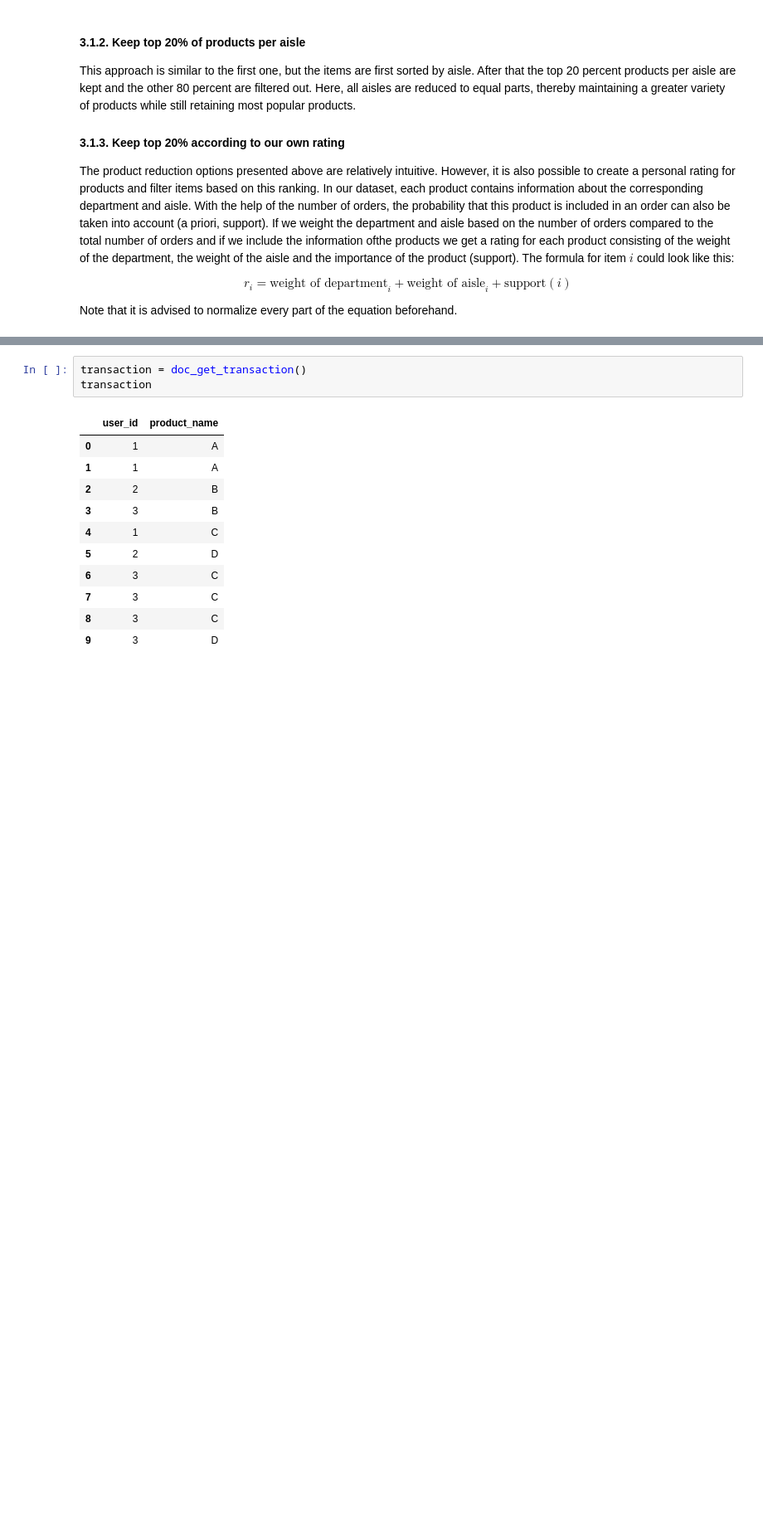
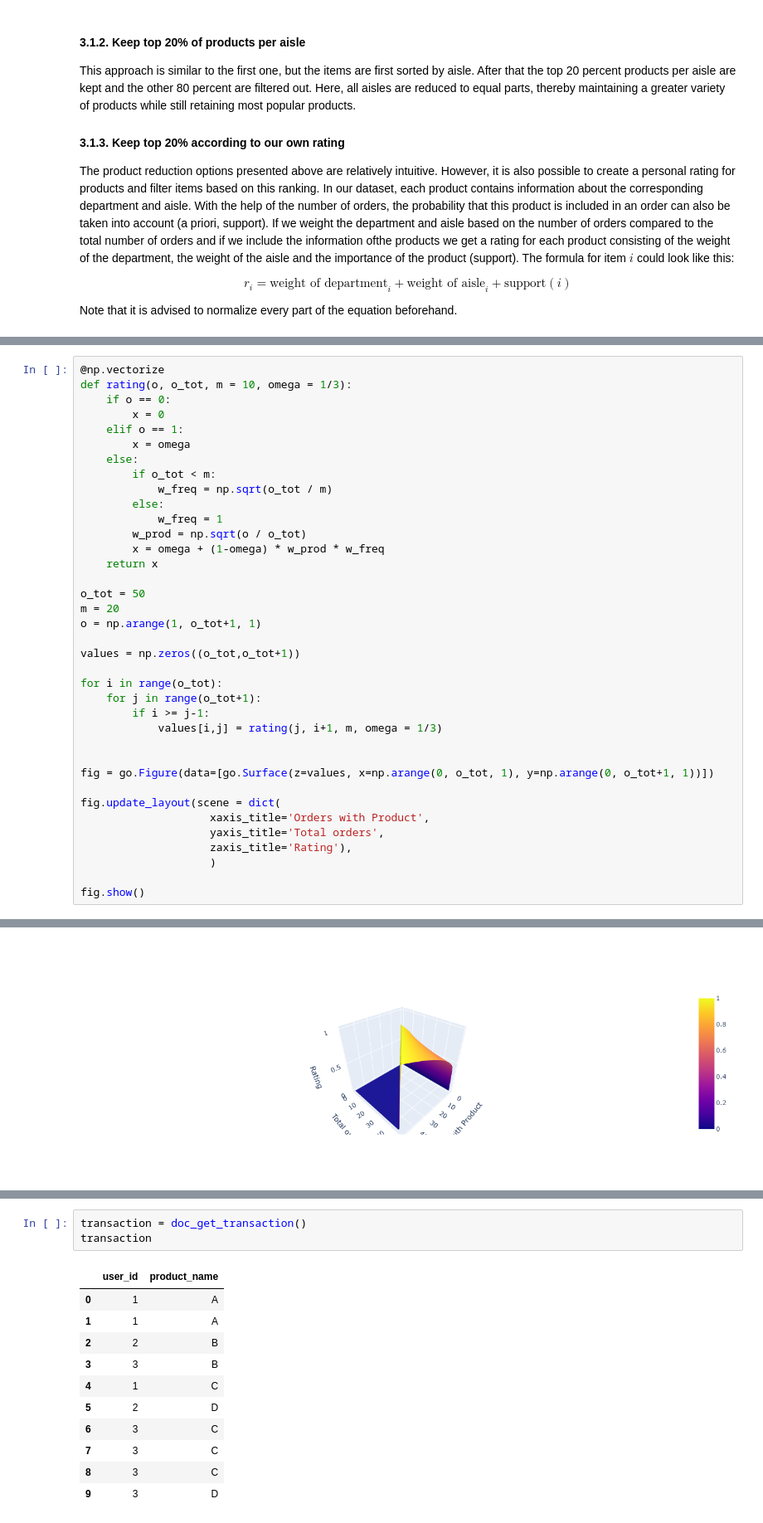
Before and after one commit to roman-studer/fhnw-ds-fs2020-recommender_systems, a Jupyter notebook: report/Documentation.ipynb, the cells around one changed output, grey strips where cells are left out. Shown at 83% size. Saved outputs shown, nothing was run; the diff lists cells and outputs as text; blank space fills up the shorter version.

Commit message:
Continued with documentation. Added image and fixed bug
Bugfix: sim jaccard function in RS.py had wrong order in if-statement

```diff
--- a/report/Documentation.ipynb
+++ b/report/Documentation.ipynb
@@ -188,0 +220,38 @@ This approach takes the ratio of each product beeing ordered by a customer and w
+# %%
+@np.vectorize
+def rating(o, o_tot, m = 10, omega = 1/3):
+    if o == 0:
+        x = 0
+    elif o == 1:
+        x = omega
+    else:
+        if o_tot < m:
+            w_freq = np.sqrt(o_tot / m)
+        else:
+            w_freq = 1
+        w_prod = np.sqrt(o / o_tot)
+        x = omega + (1-omega) * w_prod * w_freq
+    return x
+
+o_tot = 50
+m = 20
+o = np.arange(1, o_tot+1, 1)
+
+values = np.zeros((o_tot,o_tot+1))
+
+for i in range(o_tot):
+    for j in range(o_tot+1):
+        if i >= j-1:
+            values[i,j] = rating(j, i+1, m, omega = 1/3)
+
+
+fig = go.Figure(data=[go.Surface(z=values, x=np.arange(0, o_tot, 1), y=np.arange(0, o_tot+1, 1))])
+
+fig.update_layout(scene = dict(
+                    xaxis_title='Orders with Product',
+                    yaxis_title='Total orders',
+                    zaxis_title='Rating'),
+                    )
+
+fig.show()
+# %% [output]
@@ -189 +259,2 @@ This approach takes the ratio of each product beeing ordered by a customer and w
+[figure, added]
 # %% [markdown]
```
Also changed, not shown: parts of 55 cells of this notebook, 3 other files.
